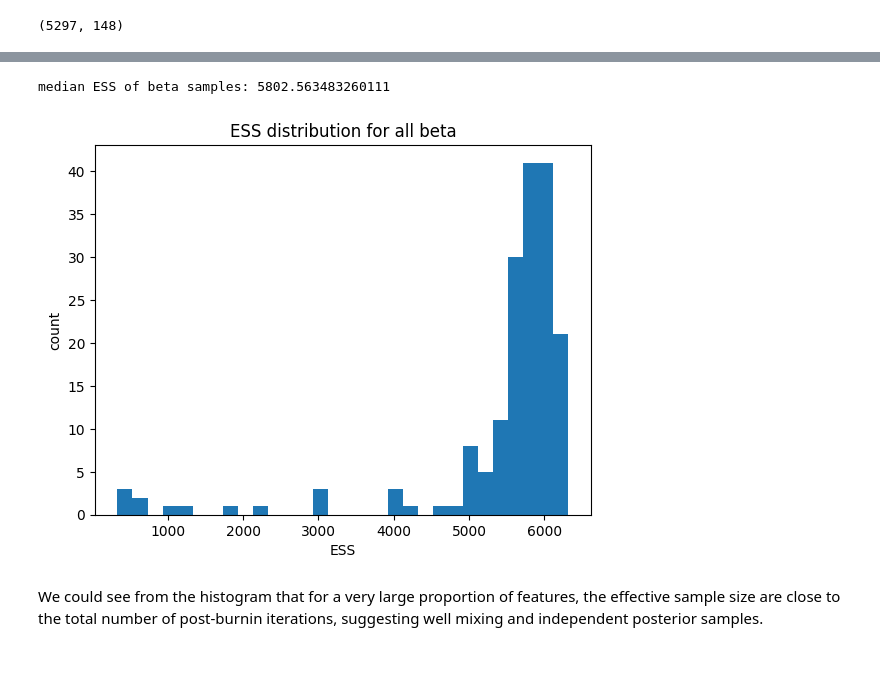
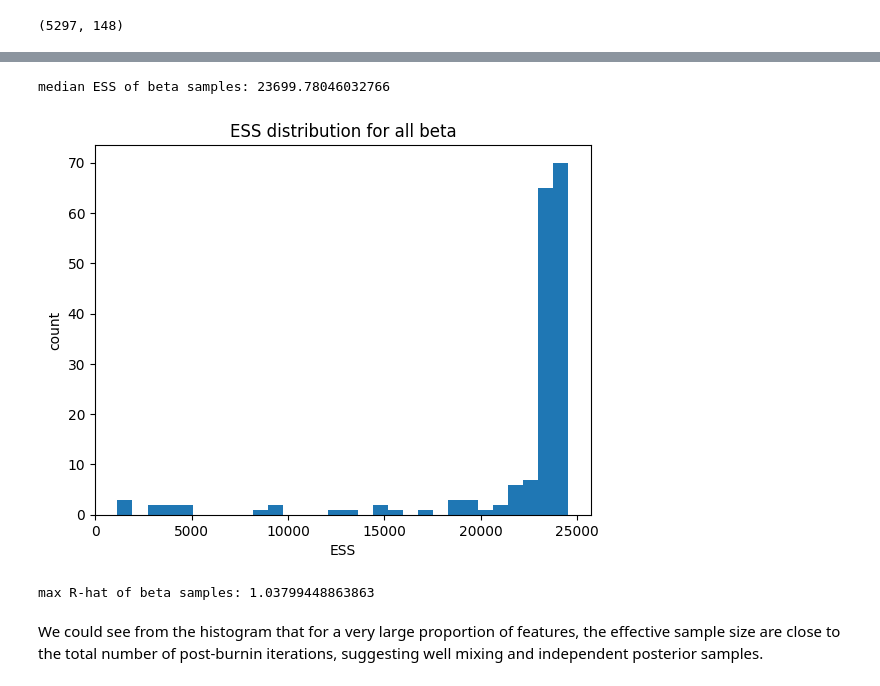
Before and after one commit to PatrickTangwen/BIS638_Database_Group, a Jupyter notebook: Bayesian_selection.ipynb, the cells around one changed output, grey strips where cells are left out. Drawn from its saved outputs; the diff is of its cells as text; code cells hidden in the pictures.

Commit message:
Bayesian with multiple chains

```diff
--- a/Bayesian_selection.ipynb
+++ b/Bayesian_selection.ipynb
@@ -280,30 +301,34 @@ iter = 8000 / 8000
 # %%
 # compute the effective sample size of beta
 import arviz as az
 import xarray as xr
 import matplotlib.pyplot as plt
 
-S, p = B_samples.shape
+C, S, p = B_samples.shape
 
-# form a one-chain posterior samples to perform ess function
 beta_da = xr.DataArray(
-    B_samples[np.newaxis, :, :],
+    B_samples,
     dims=("chain", "draw", "beta")
 )
 
 # calculate ess and extract
 ess_beta_da = az.ess(beta_da)
 ess_beta = ess_beta_da["x"].values
-
 print("median ESS of beta samples:", np.median(ess_beta))
 
 plt.hist(ess_beta, bins=30)
 plt.xlabel("ESS")
 plt.ylabel("count")
 plt.title("ESS distribution for all beta")
 plt.show()
+
+# R-hat to analyse the var / convergence
+rhat_beta_da = az.rhat(beta_da)
+rhat_beta = rhat_beta_da["x"].values
+print("max R-hat of beta samples:", np.max(rhat_beta))
 # %% [output]
-median ESS of beta samples: 5802.563483260111
+median ESS of beta samples: 23699.78046032766
-[figure, old version]
+[figure, new version]
+max R-hat of beta samples: 1.03799448863863
 # %% [markdown]
 We could see from the histogram that for a very large proportion of features, the effective sample size are close to the total number of post-burnin iterations, suggesting well mixing and independent posterior samples.
```
Also changed, not shown: parts of 5 cells of this notebook.
